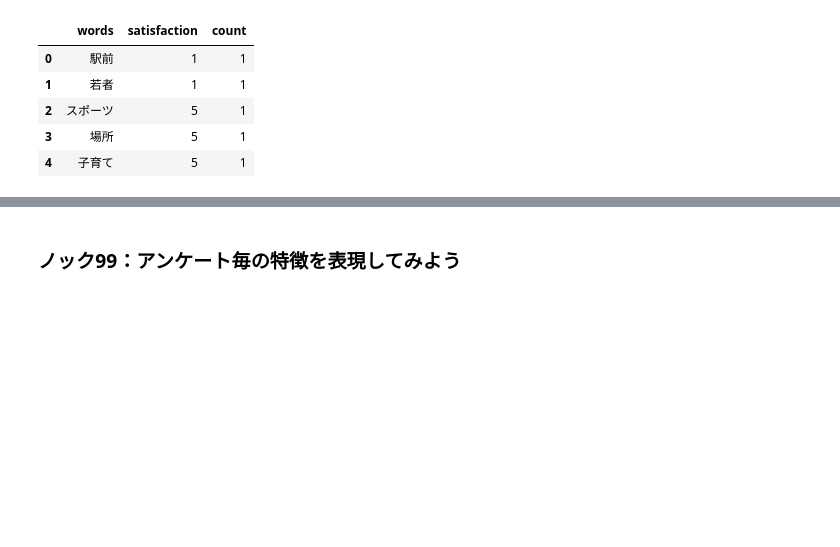
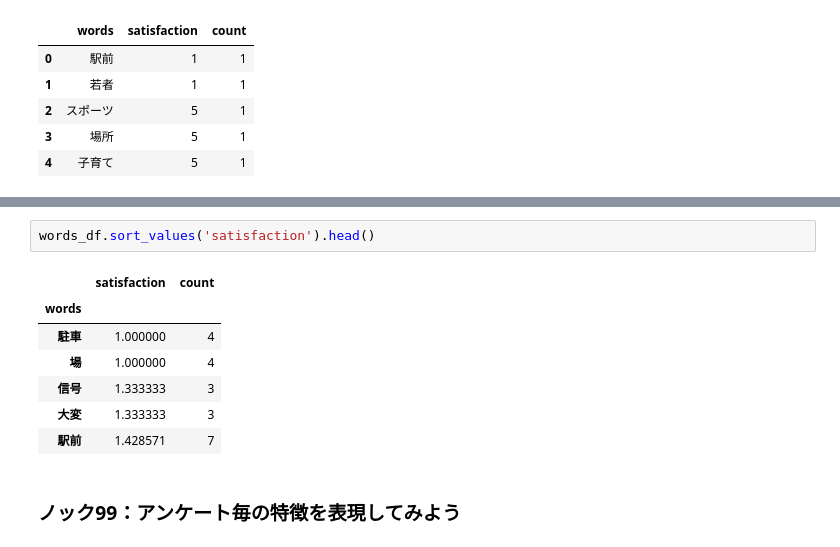
Before and after one commit to Rindrics/anlz100, a Jupyter notebook: chap10/chap10.ipynb, the cells around one changed output, grey strips where cells are left out. Drawn from its saved outputs; the diff is of its cells as text; blank space fills up the shorter version.

```diff
--- a/chap10/chap10.ipynb
+++ b/chap10/chap10.ipynb
@@ -237,3 +261,13 @@ all_words_df.head()
+# %%
+words_df.sort_values('satisfaction').head()
+# %% [output]
+|  | satisfaction | count |
+| words |  |  |
+| 駐車 | 1.000000 | 4 |
+| 場 | 1.000000 | 4 |
+| 信号 | 1.333333 | 3 |
+| 大変 | 1.333333 | 3 |
+| 駅前 | 1.428571 | 7 |
 # %% [markdown]
 ### ノック99：アンケート毎の特徴を表現してみよう
 # %% [markdown]
```
Also changed, not shown: parts of 2 cells of this notebook.
